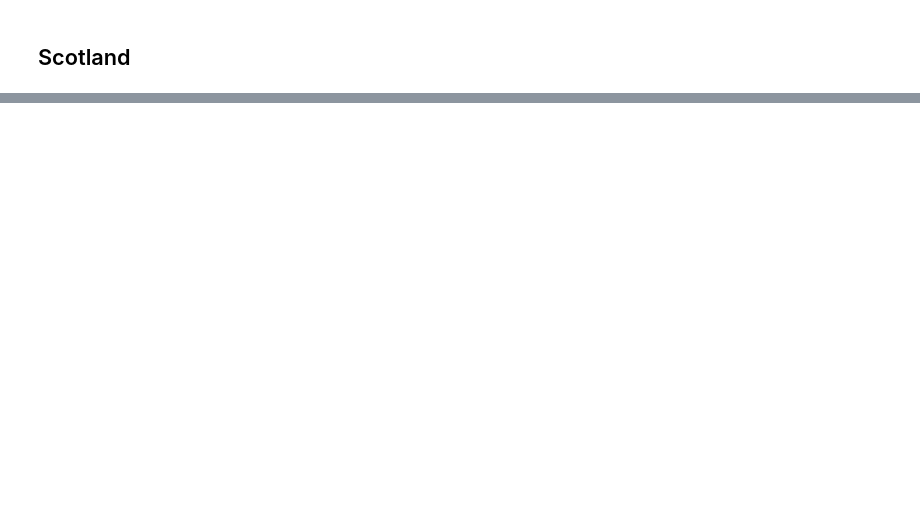
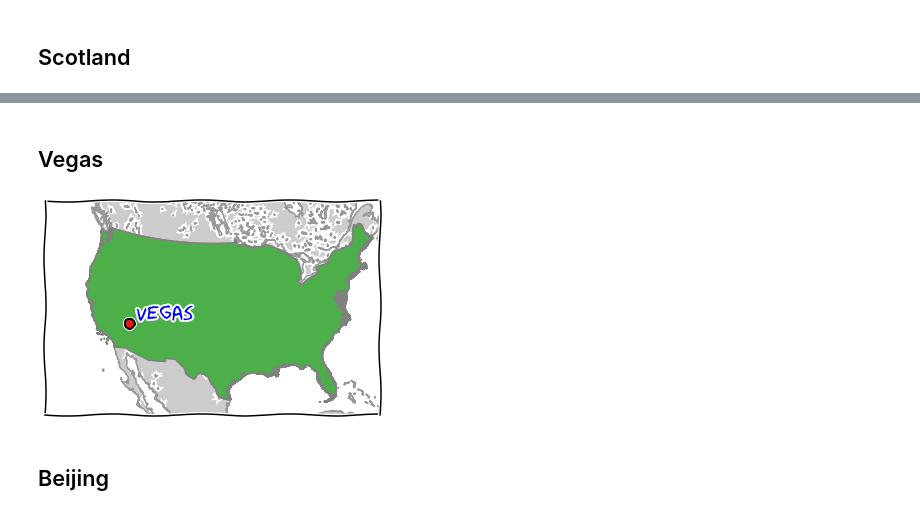
Before and after one commit to prisae/blog-notebooks, a Jupyter notebook: Travelmap.ipynb, the cells around one changed output, grey strips where cells are left out. Cells and saved outputs as stored; diff of their text form; code cells hidden in the pictures; blank space fills up the shorter version.

```diff
--- a/Travelmap.ipynb
+++ b/Travelmap.ipynb
@@ -165,0 +278,31 @@ plt.show()
+# %% [markdown]
+## Vegas
+# %%
+fig_v = plt.figure(figsize=(6, 4))
+ax_v = plt.subplot(111)
+
+VEG = [36.175, -115.136389] # Vegas
+
+# Create basemap
+# resolution: c, l, i, h, f
+m_v = Basemap(width=5500000, height=3500000, resolution='i', projection='tmerc', lat_0=39.5, lon_0=-100)
+m_v.drawcoastlines(color='.6', linewidth=1.5)
+m_v.drawcountries(color='.6', linewidth=1.5)
+m_v.fillcontinents(color='.8')
+
+# Fill country
+plot_country(ax_v, 'USA', colours[2], m_v, '.5', 1.5)
+
+# XKCDify
+plt.xkcd()
+
+# Add visited cities
+plot_city(m_v, VEG, 'Vegas', ax_v, colours[0], offs=[1,1])
+
+#plt.savefig('/home/dtr/Desktop/Vegas.png')
+
+plt.show()
+# %% [output]
+[figure, added]
+# %% [markdown]
+## Beijing
```
Also changed, not shown: parts of 23 cells of this notebook.
